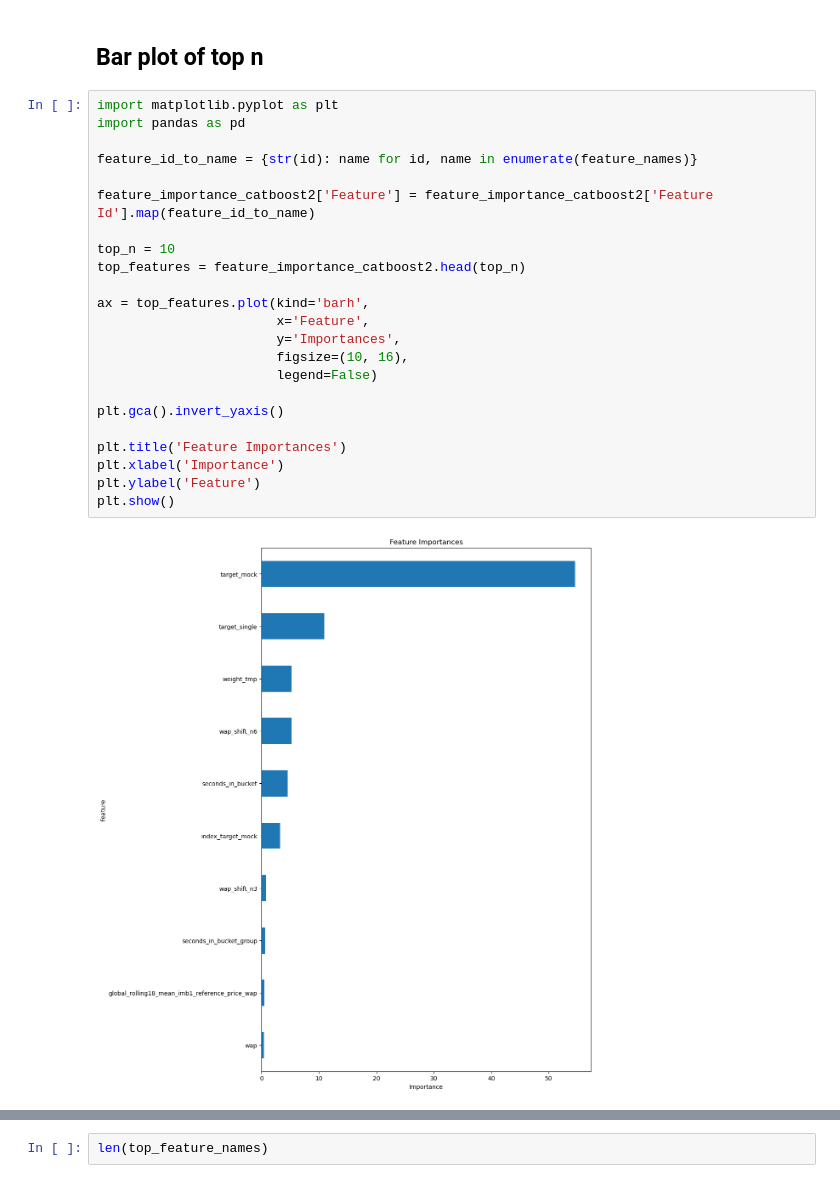
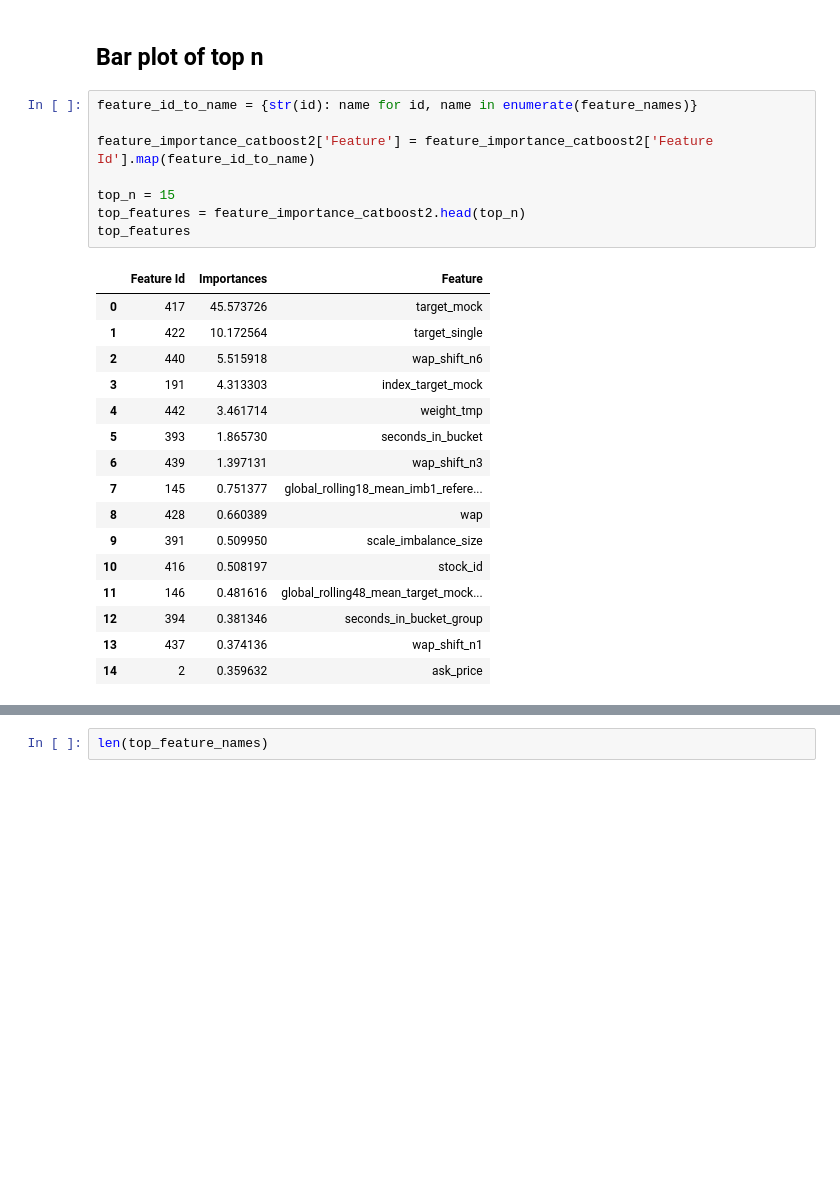
Before and after one commit to GrigoriiTarasov/Optiver-Trading-at-the-Close-retrain-monitoring, a Jupyter notebook: research/3_feat_select_h5_daily.ipynb, the cells around one changed output, grey strips where cells are left out. Saved outputs shown, nothing was run; the diff lists cells and outputs as text; blank space fills up the shorter version.

```diff
--- a/research/3_feat_select_h5_daily.ipynb
+++ b/research/3_feat_select_h5_daily.ipynb
@@ -320,27 +293,27 @@ feature_names[:5]
 # %% [markdown]
 ## Bar plot of top n
 # %%
-import matplotlib.pyplot as plt
-import pandas as pd
-
 feature_id_to_name = {str(id): name for id, name in enumerate(feature_names)}
 
 feature_importance_catboost2['Feature'] = feature_importance_catboost2['Feature Id'].map(feature_id_to_name)
 
-top_n = 10
+top_n = 15
 top_features = feature_importance_catboost2.head(top_n)
-
-ax = top_features.plot(kind='barh',
-                       x='Feature',
-                       y='Importances',
-                       figsize=(10, 16),
-                       legend=False)
-
-plt.gca().invert_yaxis()
-
-plt.title('Feature Importances')
-plt.xlabel('Importance')
-plt.ylabel('Feature')
-plt.show()
+top_features
 # %% [output]
-[figure, removed]
+|  | Feature Id | Importances | Feature |
+| 0 | 417 | 45.573726 | target_mock |
+| 1 | 422 | 10.172564 | target_single |
+| 2 | 440 | 5.515918 | wap_shift_n6 |
+| 3 | 191 | 4.313303 | index_target_mock |
+| 4 | 442 | 3.461714 | weight_tmp |
+| 5 | 393 | 1.865730 | seconds_in_bucket |
+| 6 | 439 | 1.397131 | wap_shift_n3 |
+| 7 | 145 | 0.751377 | global_rolling18_mean_imb1_refere... |
+| 8 | 428 | 0.660389 | wap |
+| 9 | 391 | 0.509950 | scale_imbalance_size |
+| 10 | 416 | 0.508197 | stock_id |
+| 11 | 146 | 0.481616 | global_rolling48_mean_target_mock... |
+| 12 | 394 | 0.381346 | seconds_in_bucket_group |
+| 13 | 437 | 0.374136 | wap_shift_n1 |
+| 14 | 2 | 0.359632 | ask_price |
```
Also changed, not shown: parts of 17 cells of this notebook, 1 other file.
